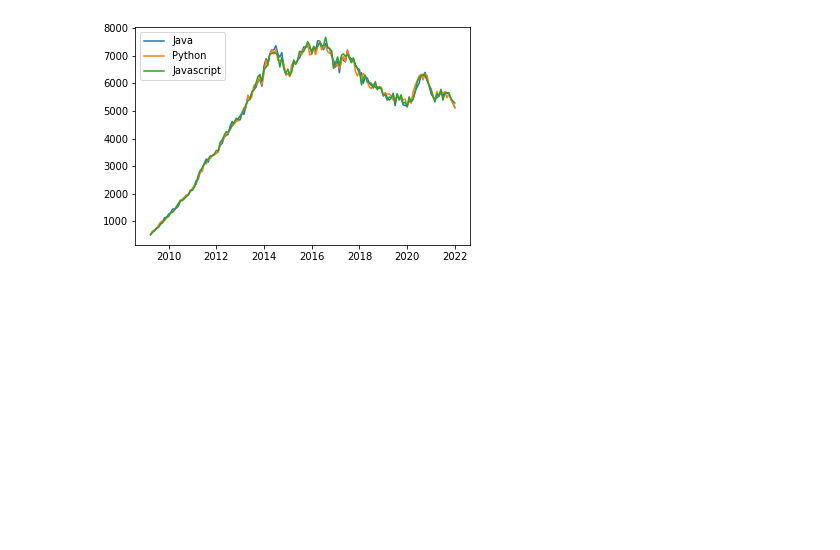
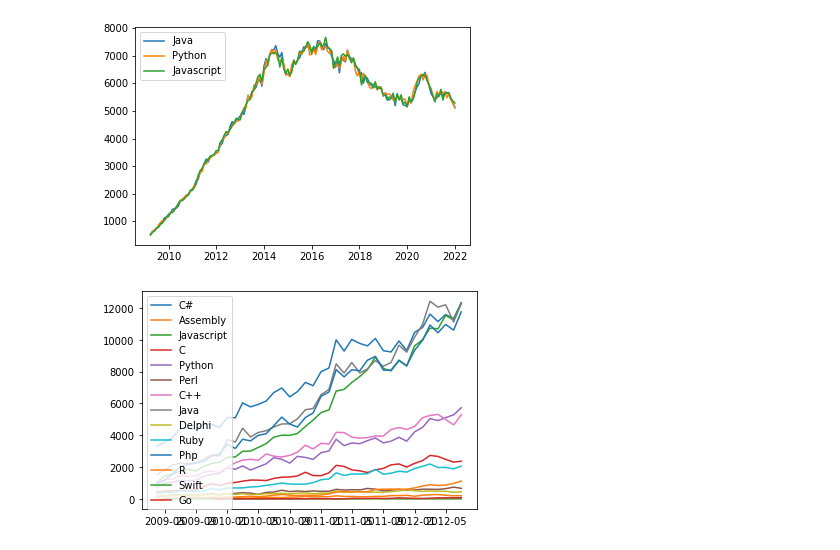
Before and after one commit to aarriitt666/Google-Colab, a Jupyter notebook: Pandas_MatPlotLib-Programming_Languages-completed.ipynb, the cells around one changed output. Cells and saved outputs as stored; diff of their text form; code cells hidden in the pictures; blank space fills up the shorter version.

```diff
--- a/Pandas_MatPlotLib-Programming_Languages-completed.ipynb
+++ b/Pandas_MatPlotLib-Programming_Languages-completed.ipynb
@@ -300,3 +300,24 @@ plt.legend()
 plt.show()
 # %% [output]
 [figure]
+# %%
+new_clean_df = clean_df.dropna()
+# %%
+start_date = pd.to_datetime('2008-07-01')
+end_date = pd.to_datetime('2012-07-01')
+mask = (new_clean_df['DATE'] > start_date) & (new_clean_df['DATE'] <= end_date)
+df_2008_2012 = new_clean_df.loc[mask]
+# %%
+# df_2008_2012.insert(1, 'NEW DATE', pd.to_datetime(df_2008_2012['DATE']).dt.date)
+# del df_2008_2012['DATE']
+# df_2008_2012.rename({'NEW DATE': 'DATE'}, axis=1, inplace=True)
+count = 0;
+for i in lang_list:
+  index_count = lang_list.index(i) + 1
+  if count < index_count:
+    if i:
+        plt.plot(df_2008_2012.loc[df_2008_2012['TAG'] == i]['DATE'], df_2008_2012.loc[df_2008_2012['TAG'] == i]['POSTS'], label = i.title())
+        plt.legend()
+    count += 1
+# %% [output]
+[figure, added]
```
Also changed, not shown: parts of 2 cells of this notebook.
